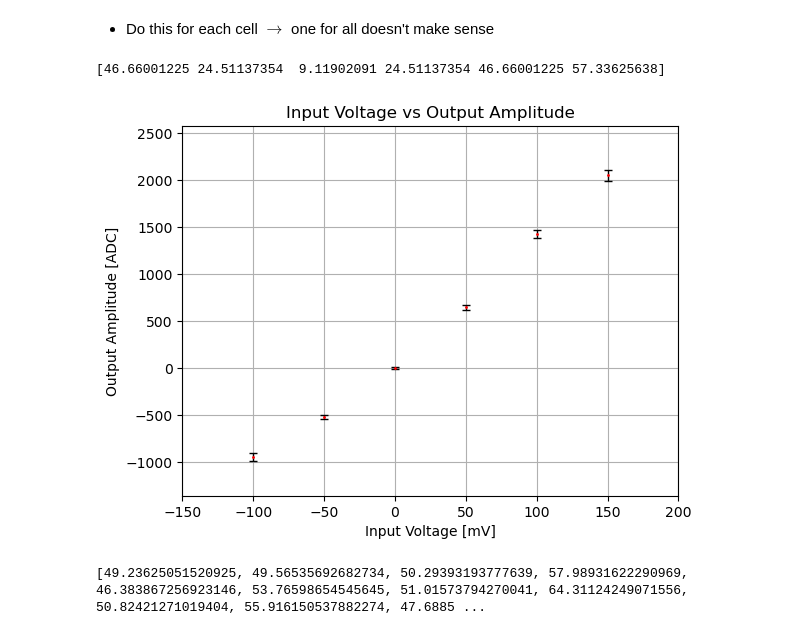
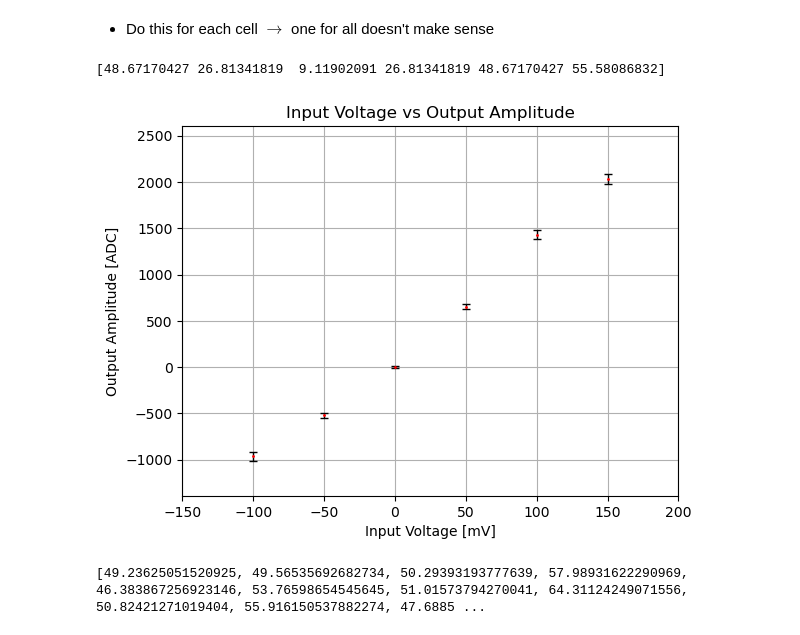
Before and after one commit to sigarnero/GasPM, a Jupyter notebook: BeamTest_prep/Nalu_CellDistrib.ipynb, the cells around one changed output. Saved outputs shown, nothing was run; the diff lists cells and outputs as text; code cells hidden in the pictures.

```diff
--- a/BeamTest_prep/Nalu_CellDistrib.ipynb
+++ b/BeamTest_prep/Nalu_CellDistrib.ipynb
@@ -156,7 +158,7 @@ Event number: 219
 # %%
 from scipy.optimize import curve_fit
 
-event_num = 666
+event_num = 586
 print("Event number: {}".format(event_num))
 event=acq[event_num]
 corrected_event = corrector.run(event, correct_in_place=True)
@@ -373,7 +375,7 @@ def fit_gaussian_around_peak(bin_centres, counts, peak_idx, window=4):
     except RuntimeError:
         return None, None
 
-n_cell = 20
+n_cell = 99
 in_adc = [-100, -50, 0, 50, 100, 150]
 out_adc = np.zeros((128, 6))
 err_bars = np.zeros((128, 6))
@@ -431,35 +433,35 @@ for j in range(128):
     # Store results in out_adc
     out_adc[j] = [peak_values[0], peak_values[1], np.median(cell_data[j]),
                   highest_adc[1], highest_adc[0], highest_adc[2]]
 
     # print(peak_errors)
     err_bars[j] = [peak_errors[0], peak_errors[1], np.std(cell_offset),
                    peak_errors[1], peak_errors[0], peak_errors[2]]
 
 # Scatter plot with error bars for a specific cell
 plt.errorbar(
     in_adc,
     out_adc[n_cell],
     yerr=err_bars[n_cell],
     fmt='o',
     markersize=1,
     color='red',
     ecolor='black',
     elinewidth=1,
     capsize=3,
     label='Data Points'
 )
 plt.xlim(-150, 200)
 plt.ylim(np.min(cell_data[n_cell]) - 300, np.max(cell_data3[n_cell]) + 300)
 plt.xlabel('Input Voltage [mV]')
 plt.ylabel('Output Amplitude [ADC]')
 plt.title('Input Voltage vs Output Amplitude')
 plt.grid()
 
 print(err_bars[n_cell])
 # %% [output]
-[46.66001225 24.51137354  9.11902091 24.51137354 46.66001225 57.33625638]
+[48.67170427 26.81341819  9.11902091 26.81341819 48.67170427 55.58086832]
-[figure, old version]
+[figure, new version]
 # %%
 print(sigmas)
 plt.hist(sigmas, bins=15);
```
Also changed, not shown: parts of 23 cells of this notebook, 2 other files.
